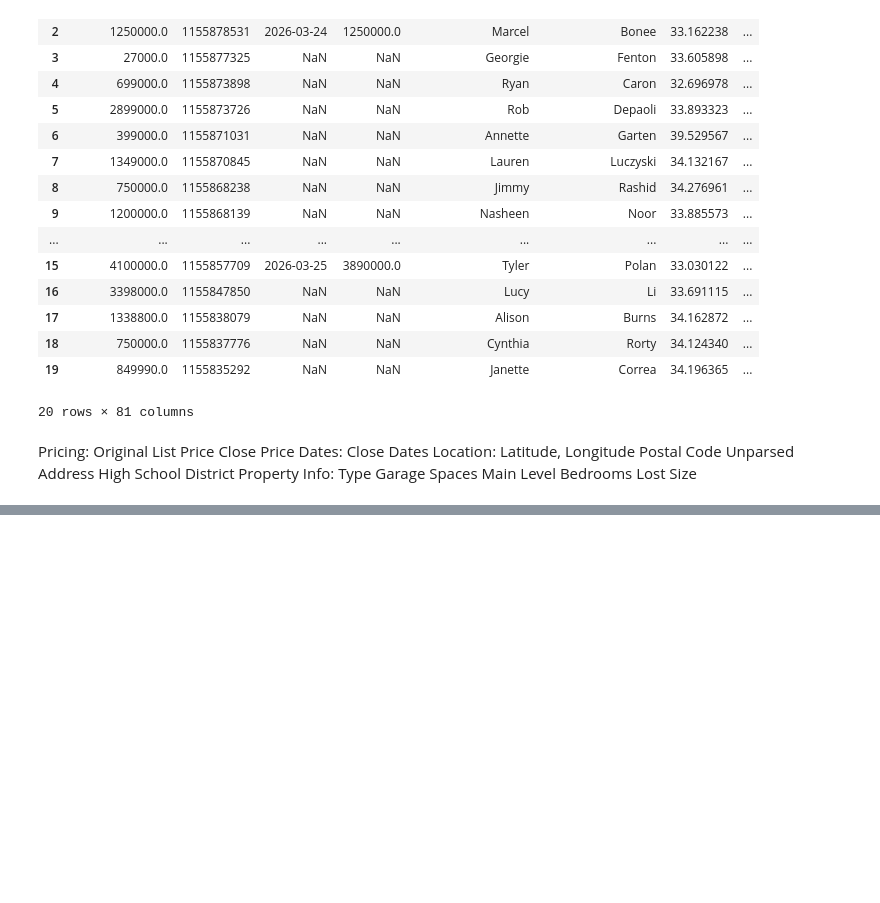
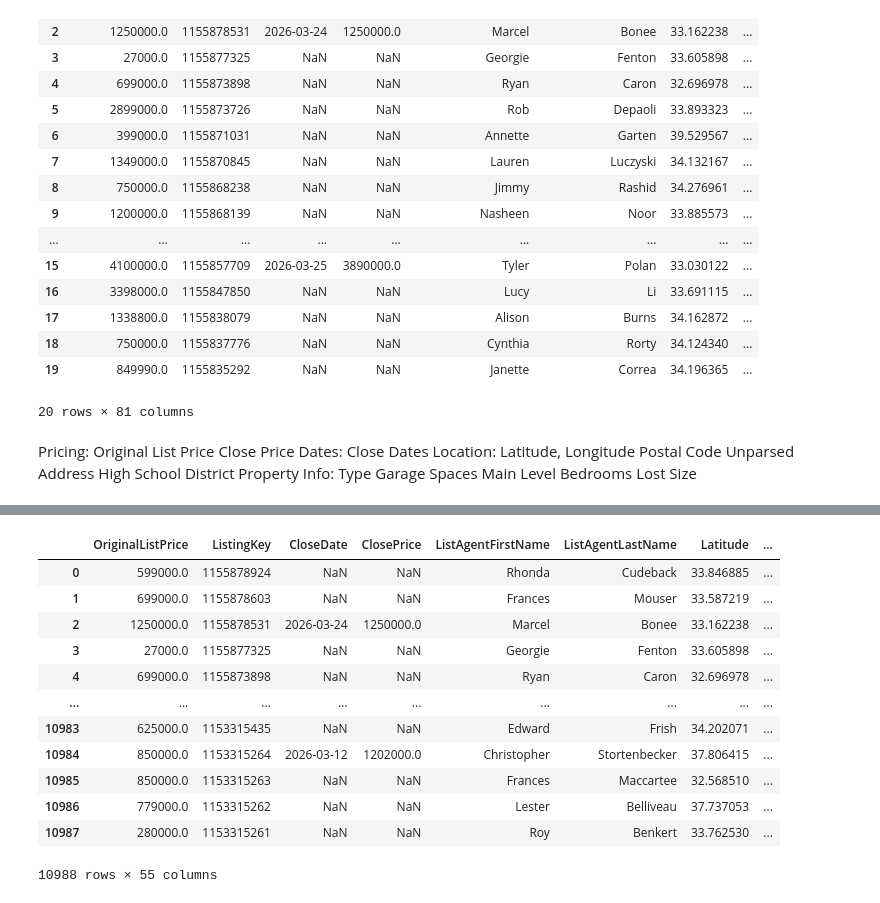
Before and after one commit to JunoKwon17/IDX-DA12-2026, a Jupyter notebook: EDA.ipynb, the cells around one changed output, grey strips where cells are left out. Saved outputs shown, nothing was run; the diff lists cells and outputs as text; code cells hidden in the pictures; blank space fills up the shorter version.

```diff
--- a/EDA.ipynb
+++ b/EDA.ipynb
@@ -1,5 +1,5 @@
 # %%
 import pandas as pd
-df_listed = pd.read_csv("data/CRMLSListing202602.csv")
-df_sold = pd.read_csv("data/CRMLSSold202602.csv")
+df_listed_feb = pd.read_csv("data/CRMLSListing202602.csv")
+df_sold_feb = pd.read_csv("data/CRMLSSold202602.csv")
 # %%
@@ -124,0 +199,11 @@ memory usage: 11.5+ MB
+# %%
+important_cols = [
+    "CloseDate",
+    "ClosePrice",
+    "OriginalListPrice",
+    "PropertyType",
+    "LivingArea",
+    "LotSizeSquareFeet",
+    "PostalCode",
+    "DaysOnMarket"
+]
@@ -124,0 +230,27 @@ memory usage: 11.5+ MB
+# %%
+threshold = 0.7
+
+missing = df_listed_feb.isnull().mean()
+
+cols_to_drop = [
+    col for col in df_listed_feb.columns
+    if (missing[col] > threshold) and (col not in important_cols)
+]
+
+df_listed_clean_feb = df_listed_feb.drop(columns=cols_to_drop)
+df_listed_clean_feb
+# 10988 x 55
+# %% [output]
+|  | OriginalListPrice | ListingKey | CloseDate | ClosePrice | ListAgentFirstName | ListAgentLastName | Latitude | ... |
+| 0 | 599000.0 | 1155878924 | NaN | NaN | Rhonda | Cudeback | 33.846885 | ... |
+| 1 | 699000.0 | 1155878603 | NaN | NaN | Frances | Mouser | 33.587219 | ... |
+| 2 | 1250000.0 | 1155878531 | 2026-03-24 | 1250000.0 | Marcel | Bonee | 33.162238 | ... |
+| 3 | 27000.0 | 1155877325 | NaN | NaN | Georgie | Fenton | 33.605898 | ... |
+| 4 | 699000.0 | 1155873898 | NaN | NaN | Ryan | Caron | 32.696978 | ... |
+| ... | ... | ... | ... | ... | ... | ... | ... | ... |
+| 10983 | 625000.0 | 1153315435 | NaN | NaN | Edward | Frish | 34.202071 | ... |
+| 10984 | 850000.0 | 1153315264 | 2026-03-12 | 1202000.0 | Christopher | Stortenbecker | 37.806415 | ... |
+| 10985 | 850000.0 | 1153315263 | NaN | NaN | Frances | Maccartee | 32.568510 | ... |
+| 10986 | 779000.0 | 1153315262 | NaN | NaN | Lester | Belliveau | 37.737053 | ... |
+| 10987 | 280000.0 | 1153315261 | NaN | NaN | Roy | Benkert | 33.762530 | ... |
+10988 rows × 55 columns
```
Also changed, not shown: parts of 16 cells of this notebook, 3 other files.
